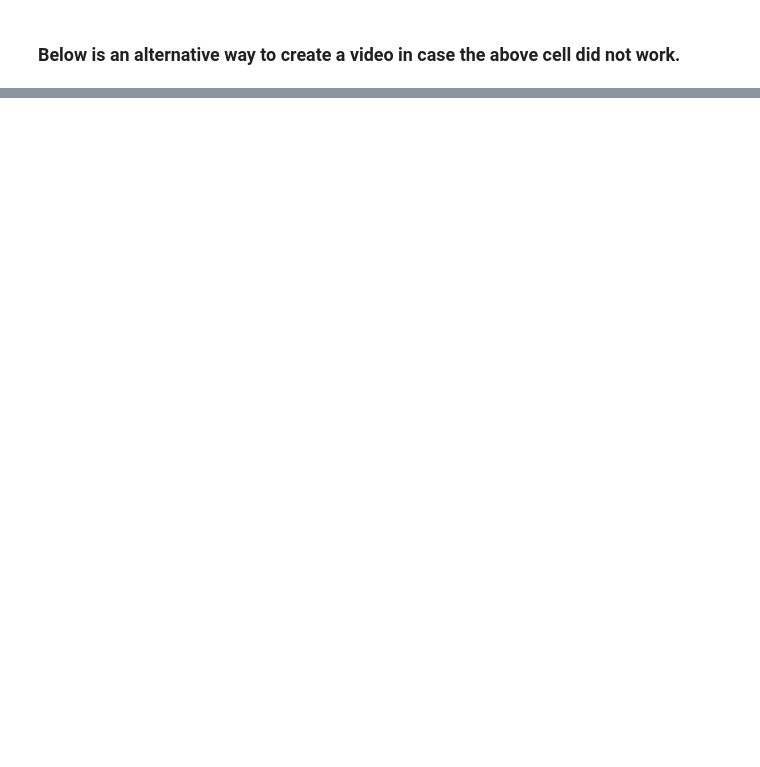
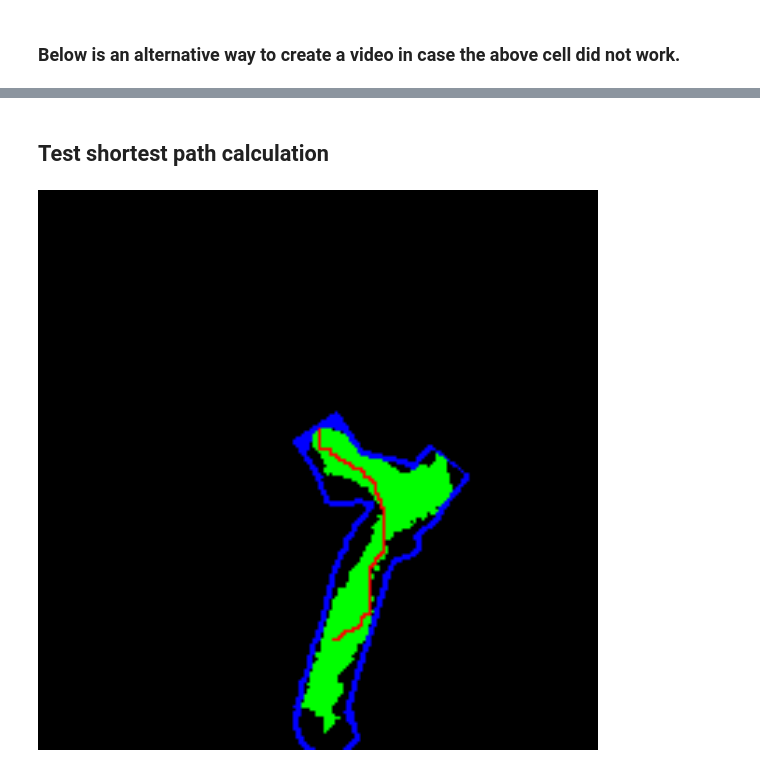
Before and after one commit to bkecskemeti/RoboND-Rover-Project, a Jupyter notebook: code/Rover_Project_Test_Notebook.ipynb, the cells around one changed output, grey strips where cells are left out. Saved outputs shown, nothing was run; the diff lists cells and outputs as text; code cells hidden in the pictures; blank space fills up the shorter version.

Commit message:
shortest path calculation

```diff
--- a/code/Rover_Project_Test_Notebook.ipynb
+++ b/code/Rover_Project_Test_Notebook.ipynb
@@ -291,7 +315,8 @@ class Databucket():
         self.yaw = df["Yaw"].values
         self.count = 0 # This will be a running index
         self.worldmap = np.zeros((200, 200, 3)).astype(np.float)
-        self.memory = np.zeros((200, 200)).astype(np.float)
+        self.explored = np.zeros((200,200)).astype(int)
+        self.unexplored = np.zeros((200,200)).astype(int)
         self.ground_truth = ground_truth_3d # Ground truth worldmap
 
 # Instantiate a Databucket().. this will be a global variable/object
@@ -470,0 +549,43 @@ HTML(data='''<video alt="test" controls>
+# %% [markdown]
+## Test shortest path calculation
+# %%
+def get_path(points, src, dst, predecessors):
+    path = []
+    idx = dst
+    while idx != src:
+        path.append(points[idx])
+        idx = predecessors[idx]
+    path.append(points[idx])
+    return path
+# %%
+from scipy.spatial.distance import pdist, squareform
+from scipy.sparse import csr_matrix
+from scipy.sparse.csgraph import dijkstra
+
+# find the shortest path from an explored point to the closest unexplored point
+navigable_points = np.transpose(data.worldmap[:,:,2].nonzero())
+unexplored_points = np.transpose(data.unexplored.nonzero())
+all_points = np.concatenate((navigable_points, unexplored_points))
+
+dst = np.argwhere(np.all((all_points-np.array([160,105])==0), axis=1)).flatten()[0]
+src = 0
+
+graph = csr_matrix(squareform(pdist(all_points, metric='cityblock') < 1.5))
+distances, predecessors = dijkstra(graph, directed=False, indices=0, return_predecessors=True)
+
+path = get_path(all_points, src, dst, predecessors)
+# %%
+fn = '../output/dijkstra.png'
+
+y_path, x_path = np.transpose(path)
+
+map = np.zeros_like(ground_truth_3d)
+map[y_path, x_path, 0] = 255
+map[:,:,1] = data.worldmap[:,:,2]
+map[:,:,2] = data.unexplored * 255
+map[y_path, x_path, 1] = 0
+
+misc.imsave(fn, map)
+Image(filename=fn, width=600, height=600)
+# %% [output]
+[figure, added]
```
Also changed, not shown: parts of 14 cells of this notebook, 4 other files.
